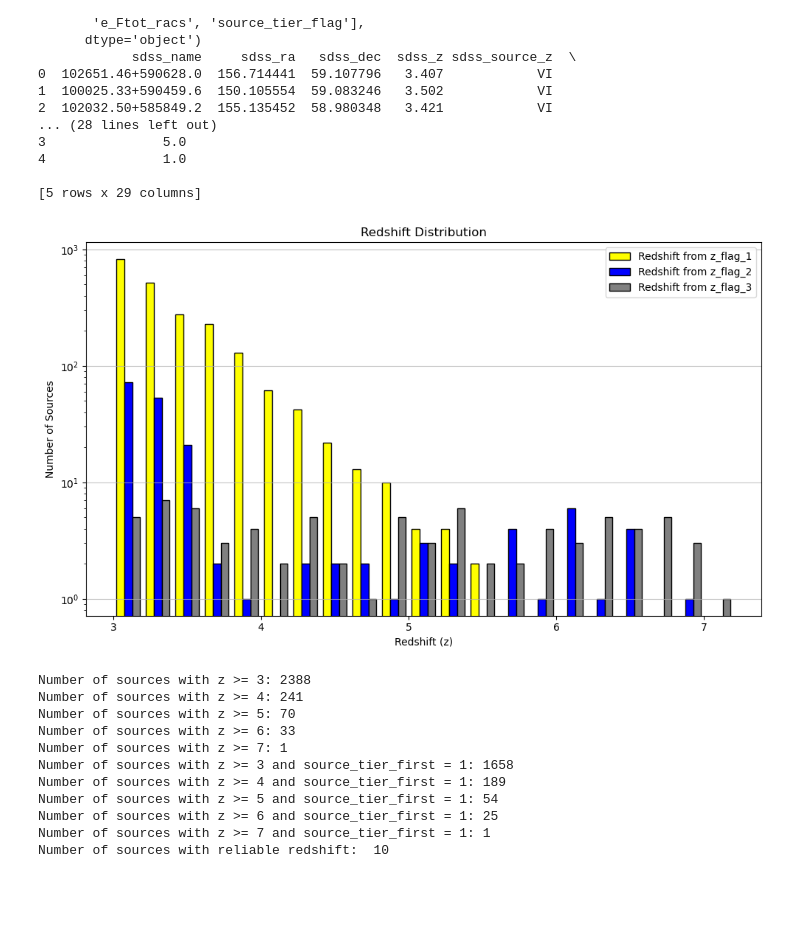
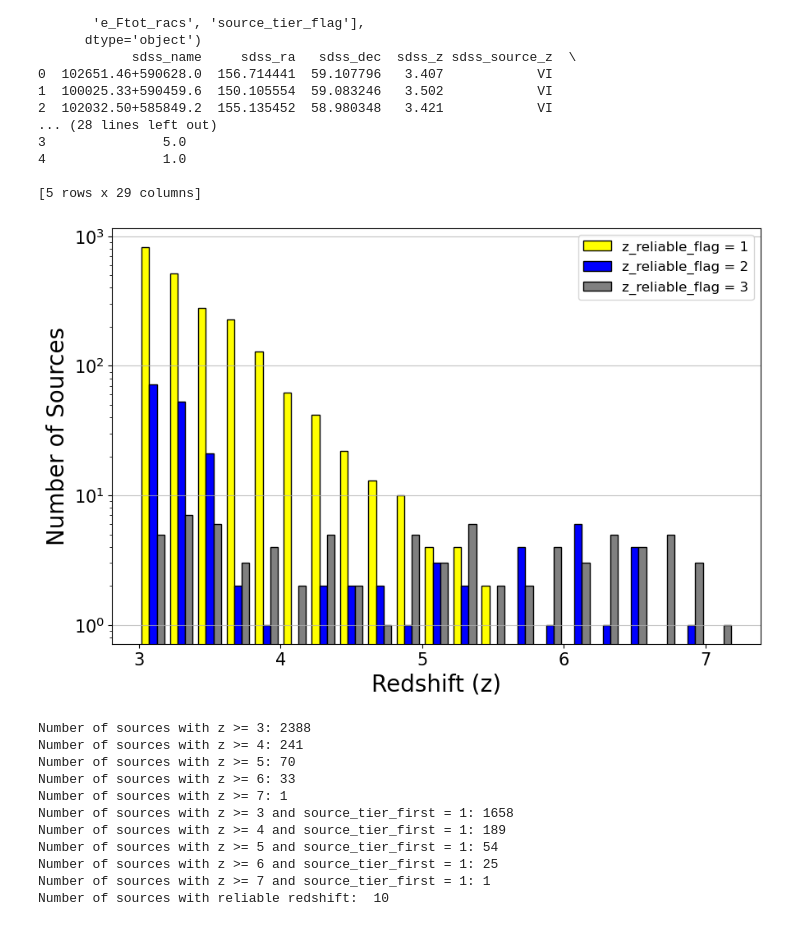
Before and after one commit to ykzhang112233/highz-catalogue, a Jupyter notebook: scripts/0-result_analysis.ipynb, the cells around one changed output. Saved outputs shown, nothing was run; the diff lists cells and outputs as text; code cells hidden in the pictures; blank space fills up the shorter version.

Commit message:
update first figure and df output

```diff
--- a/scripts/0-result_analysis.ipynb
+++ b/scripts/0-result_analysis.ipynb
@@ -35,40 +35,41 @@ Index(['sdss_name', 'sdss_ra', 'sdss_dec', 'sdss_z', 'sdss_source_z',
 # %%
 from matplotlib import pyplot as plt
 
 #draw the hitogram figure for redshift distribution
-plt.figure(figsize=(10, 6))
+plt.figure(figsize=(9, 6))
 # start from z= 3 and ends at z= 7.2, bin width is 0.2
 z_flag_1 = df[df['z_reliable_flag'] == 1]['sdss_z']
 z_flag_2 = df[df['z_reliable_flag'] == 2]['sdss_z']
 z_flag_3 = df[df['z_reliable_flag'] == 3]['sdss_z']
 z_all = df['sdss_z']
 
 plt.hist([z_flag_1, z_flag_2, z_flag_3], bins=21, range=(3, 7.2),
          stacked=False,
          edgecolor='black',
          color=['yellow', 'blue', 'grey'],
-         label=['Redshift from z_flag_1', 'Redshift from z_flag_2', 'Redshift from z_flag_3'])
+         label=['z_reliable_flag = 1', 'z_reliable_flag = 2', 'z_reliable_flag = 3'])
 #bin_edges = np.linspace(3, 7.2, 22); width = 0.2
 # plt.hist(df['sdss_z'], bins=21, range=(3, 7.2), color='blue', edgecolor='black')
 # plt.hist(z_flag_3, bins=bin_edges, alpha=0.9, width=width/3, align='mid', color='grey', label='Redshift from z_flag_3', rwidth=0.9)
 # plt.hist(z_flag_2, bins=bin_edges, alpha=0.9, width=width/3, align='mid', color='blue', label='Redshift from z_flag_2', rwidth=0.9,
 #          histtype='bar', bottom=None)
 # plt.hist(z_flag_1, bins=bin_edges, alpha=0.9, width=width/3, align='mid', color='yellow', label='Redshift from z_flag_1', rwidth=0.9,
 #          histtype='bar', bottom=None)
 # # add another histogram for only sdss_source_z != PIPE
 # plt.hist(df[df['sdss_source_z'] != 'PIPE']['sdss_z'], bins=21, range=(3, 7.2), color='yellow', alpha=0.5, edgecolor='white')
-plt.legend(loc='upper right')
-plt.title('Redshift Distribution')
-plt.xlabel('Redshift (z)')
-plt.ylabel('Number of Sources')
+plt.legend(loc='upper right',fontsize=12)
+# plt.title('Redshift Distribution', fontsize=20)
+plt.xlabel('Redshift (z)', fontsize=20)
+plt.ylabel('Number of Sources', fontsize=20)
+plt.tick_params(axis='both', which='major', labelsize=15)
 plt.grid(axis='y', alpha=0.75)
 # using log scale for y-axis
 plt.yscale('log')
 plt.tight_layout()
 plt.savefig('redshift_distribution.pdf', format='pdf',  dpi=300)
 plt.show()
 # %% [output]
-[figure, old version]
+[figure, new version]
 # %%
 # show the numbers of every redshift range
 # z>3 is 1515
```
Also changed, not shown: parts of 5 cells of this notebook, 1 other file.
